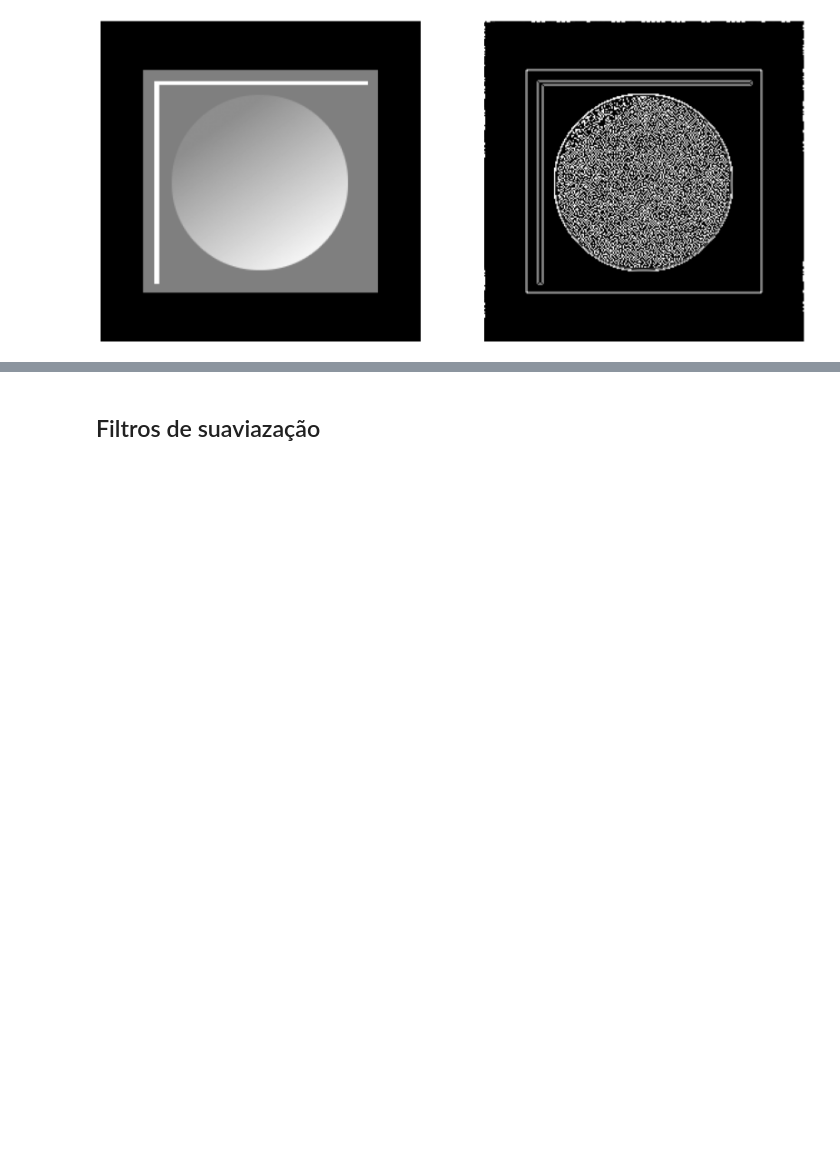
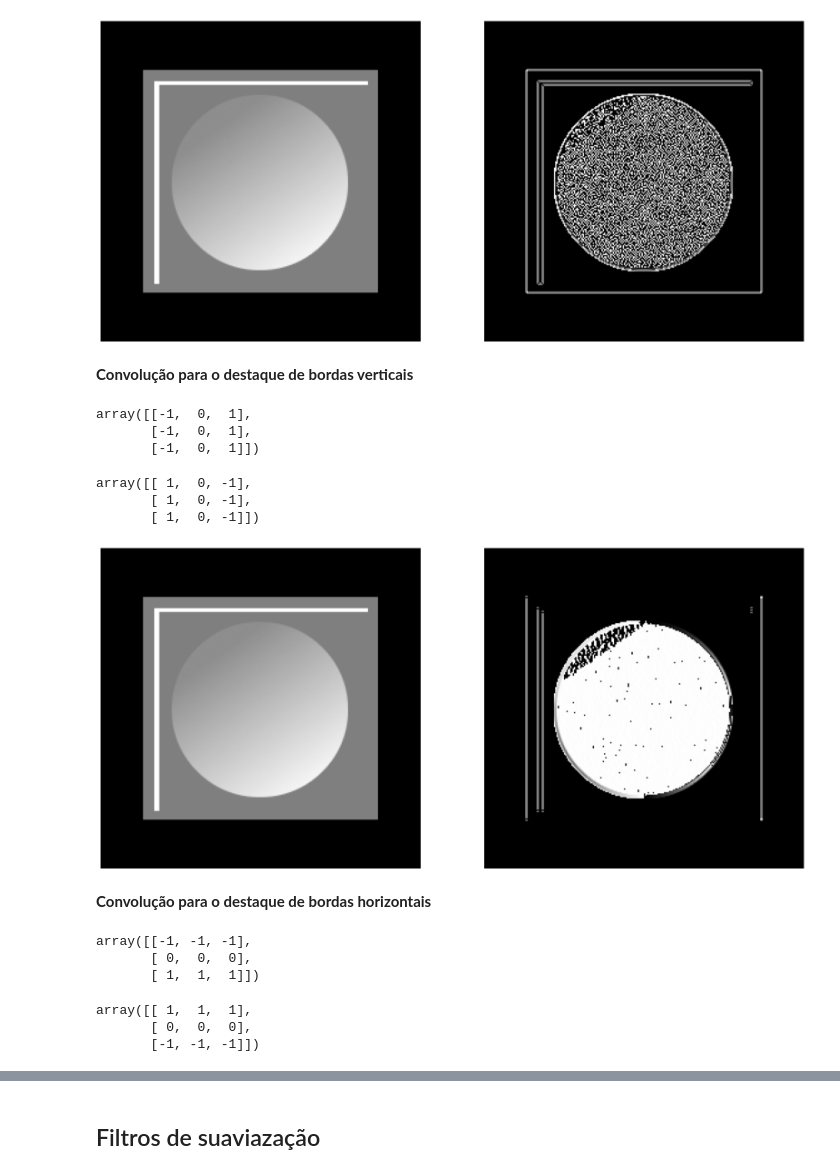
Before and after one commit to eriksonJAguiar/Processamento-imagens, a Jupyter notebook: Codigos/Filtragem.ipynb, the cells around one changed output, grey strips where cells are left out. Drawn from its saved outputs; the diff is of its cells as text; code cells hidden in the pictures; blank space fills up the shorter version.

```diff
--- a/Codigos/Filtragem.ipynb
+++ b/Codigos/Filtragem.ipynb
@@ -126,8 +126,3 @@ Sendo $w$ uma máscara genérica, o exemplo de uma máscara $w$:
 Para uma imagem $f(x,y)$ a convolução gera uma imagem $g(x,y)$
 
 $g(x,y) = \sum_{s=-a}^{a} \sum_{t=-b}^{b} w(s,t) f(x-s,y-t)$
-# %%
-w = np.array([[1, 0, -1],
-              [2, 1, -2],
-              [1, 0, -1]])
-w
@@ -163,12 +145,14 @@ def conv(f, w):
     # coleta dos parametros a e b da mascara
     a = int((n-1)/2)
     b = int((m-1)/2)
+    #flip filtro
+    w_flip = np.flip(np.flip(w, 0) , 1)
     #cria uma imagem g similar a f
-    g = np.empty_like(f)
+    g = np.array(f, copy=True)
     #processo de convolução da image
     for x in range(a, N-a):
         for y in range(b, M-b):
-            g[x, y] = np.sum(np.multiply(w, f[x-a: x+a+1, y-b:y+b+1]))
+            g[x, y] = np.sum(np.multiply(f[x-a: x+a+1, y-b:y+b+1], w_flip))
 
     return g.astype(np.uint8)
 # %%
@@ -189,3 +185,53 @@ plt.axis("off")
 plt.show()
 # %% [output]
 [figure]
+# %% [markdown]
+**Convolução para o destaque de bordas verticais**
+# %%
+w_vertical = np.array([[-1, 0, 1],
+                       [-1, 0, 1],
+                       [-1, 0, 1]])
+w_vertical
+# %% [output]
+array([[-1,  0,  1],
+       [-1,  0,  1],
+       [-1,  0,  1]])
+# %%
+np.flip(np.flip(w_vertical, 0), 1)
+# %% [output]
+array([[ 1,  0, -1],
+       [ 1,  0, -1],
+       [ 1,  0, -1]])
+# %%
+conv_vertical = conv(img_gray, w_vertical)
+# %%
+plt.figure(figsize=(20, 20))
+
+plt.subplot(121)
+plt.imshow(img_gray, vmin=0, vmax=255, cmap="gray")
+plt.axis("off")
+
+plt.subplot(122)
+plt.imshow(conv_vertical, vmin=0, vmax=255, cmap="gray")
+plt.axis("off")
+
+plt.show()
+# %% [output]
+[figure, added]
+# %% [markdown]
+**Convolução para o destaque de bordas horizontais**
+# %%
+w_horizontal = np.array([[-1, -1, -1],
+                         [0, 0, 0],
+                         [1, 1, 1]])
+w_horizontal
+# %% [output]
+array([[-1, -1, -1],
+       [ 0,  0,  0],
+       [ 1,  1,  1]])
+# %%
+np.flip(np.flip(w_horizontal, 0) , 1)
+# %% [output]
+array([[ 1,  1,  1],
+       [ 0,  0,  0],
+       [-1, -1, -1]])
```
Also changed, not shown: parts of 35 cells of this notebook, 2 other files.
